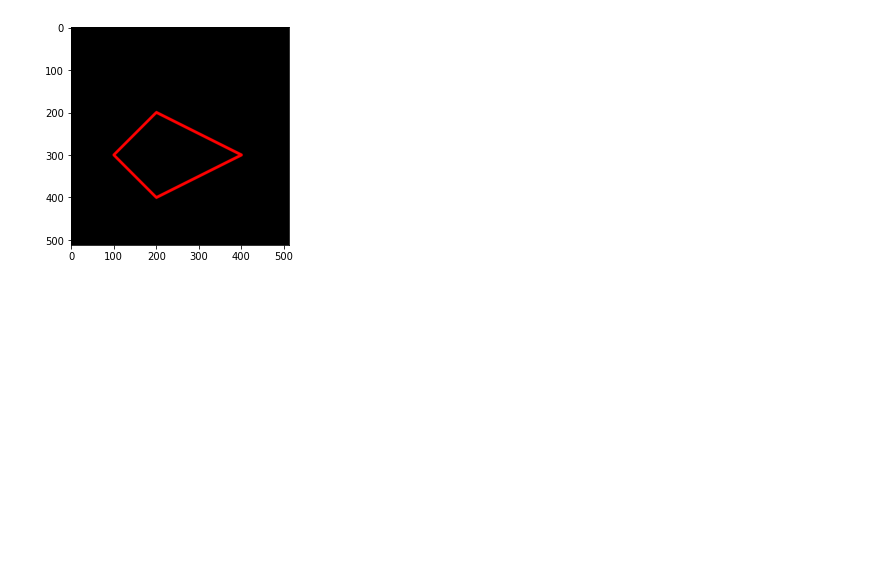
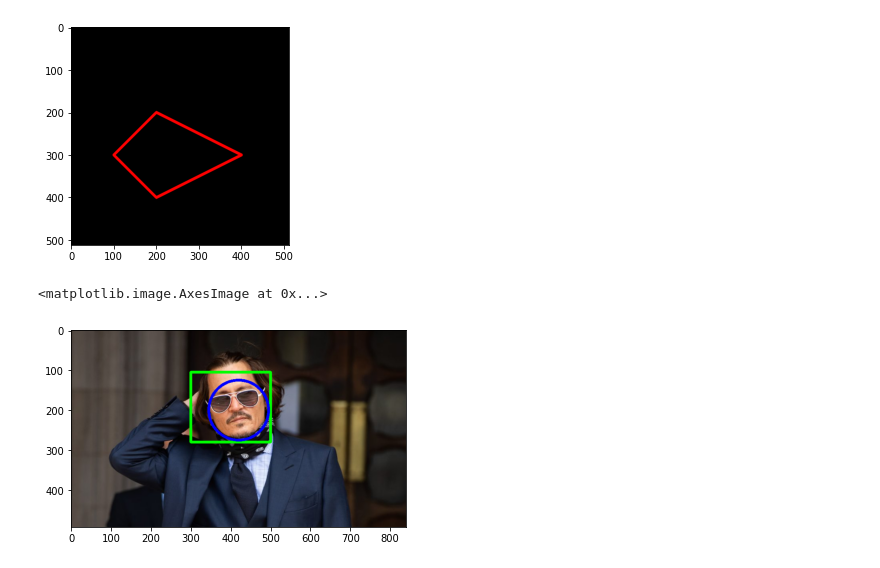
Before and after one commit to RioCyber936/PCVK_Genap_2021, a Jupyter notebook: Week2.ipynb, the cells around one changed output. Drawn from its saved outputs; the diff is of its cells as text; code cells hidden in the pictures; blank space fills up the shorter version.

```diff
--- a/Week2.ipynb
+++ b/Week2.ipynb
@@ -191,3 +191,12 @@ plt.imshow(black_img2)
 # %% [output]
 <matplotlib.image.AxesImage at 0x...>
 [figure]
+# %%
+img_self = cv.imread('/content/drive/MyDrive/PCVK_MM/Images/Johnny.jpg')
+img_self = cv.cvtColor(img_self,cv.COLOR_BGR2RGB)
+cv.rectangle(img_self,pt1=(500,105),pt2=(300,280),color=(0,255,0),thickness=6)
+cv.circle(img_self,center=(420,200),radius=75,color=(0,0,255),thickness=6)
+plt.imshow(img_self)
+# %% [output]
+<matplotlib.image.AxesImage at 0x...>
+[figure, added]
```
